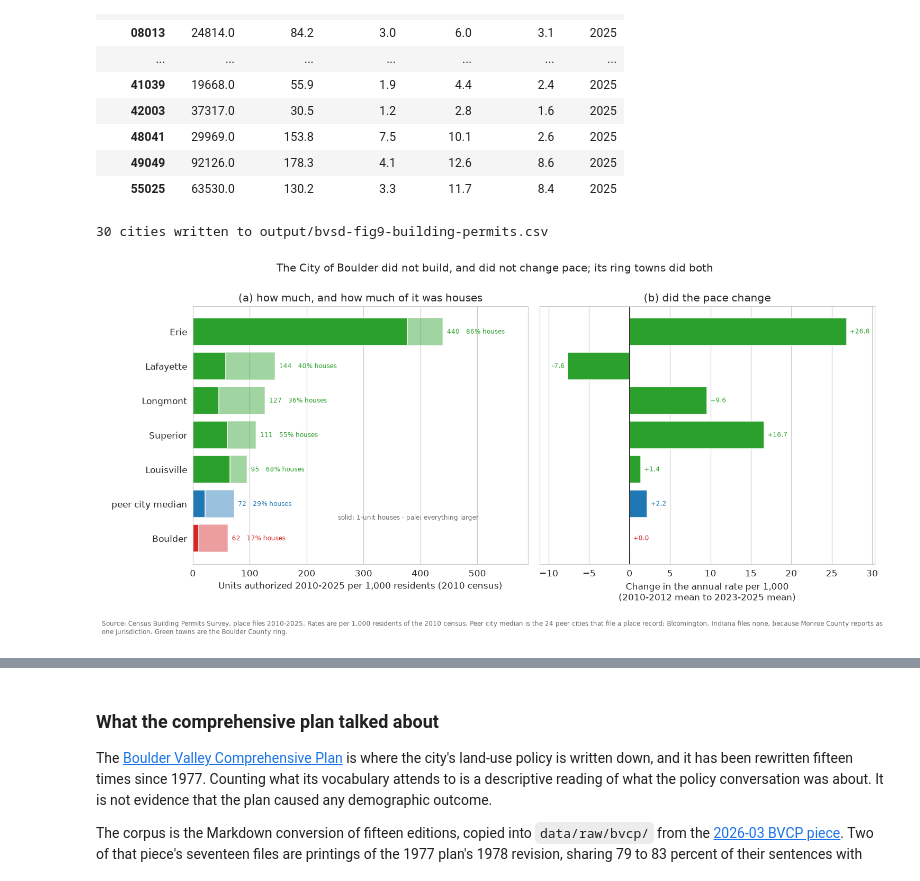
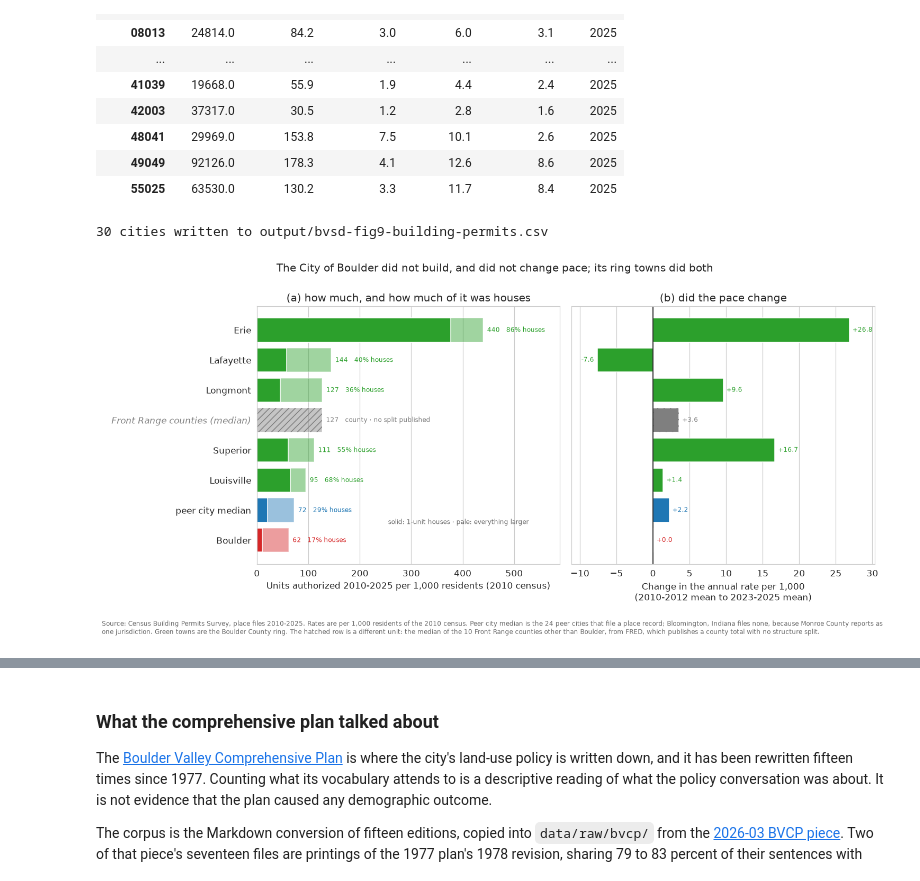
Before and after one commit to brianckeegan/charting-boulder, a Jupyter notebook: 2026-09-bvsd/bvsd-analysis.ipynb, the cells around one changed output, grey strips where cells are left out. Cells and saved outputs as stored; diff of their text form; code cells hidden in the pictures.

```diff
--- a/2026-09-bvsd/bvsd-analysis.ipynb
+++ b/2026-09-bvsd/bvsd-analysis.ipynb
@@ -2070,13 +2110,17 @@ CHART_CITIES = ([('Boulder', BOULDER_C)]
 MEDIAN_ROW = ('peer city median', PEER_C)
 FAMILY_ALPHA = 0.45      # the paler part of each bar is everything that is not a 1-unit structure
 
-rows_l = [(MEDIAN_ROW[0], MEDIAN_ROW[1],
-           peer_cities_df['cum_per_1k'].median(), peer_cities_df['family_share'].median(),
-           peer_cities_df['delta_per_1k'].median())]
+rows_l = [(MEDIAN_ROW[0], MEDIAN_ROW[1], peer_cities_df['cum_per_1k'].median(),
+           peer_cities_df['family_share'].median(), peer_cities_df['delta_per_1k'].median(), True)]
 rows_l += [(name, color, city_permits_df.loc[name, 'cum_per_1k'],
-            city_permits_df.loc[name, 'family_share'], city_permits_df.loc[name, 'delta_per_1k'])
+            city_permits_df.loc[name, 'family_share'], city_permits_df.loc[name, 'delta_per_1k'], True)
            for name, color in CHART_CITIES]
-chart_df = pd.DataFrame(rows_l, columns=['name', 'color', 'cum_per_1k', 'family_share', 'delta_per_1k'])
+# One county row, drawn differently: FRED publishes no structure split, so it cannot be divided
+rows_l += [('Front Range counties (median)', CONTEXT,
+            county_permit_rates_df.loc[front_range_l, 'cum_per_1k'].median(), np.nan,
+            county_permit_rates_df.loc[front_range_l, 'delta_per_1k'].median(), False)]
+chart_df = pd.DataFrame(rows_l, columns=['name', 'color', 'cum_per_1k', 'family_share',
+                                         'delta_per_1k', 'is_city'])
 chart_df = chart_df.sort_values('cum_per_1k').reset_index(drop=True)
 chart_df['family_per_1k'] = chart_df['cum_per_1k'] * chart_df['family_share'] / 100
 
@@ -2085,51 +2129,64 @@ y = np.arange(len(chart_df))
 
 ax = axes[0]
 ax.barh(y, chart_df['cum_per_1k'], color=chart_df['color'], alpha=FAMILY_ALPHA)
-ax.barh(y, chart_df['family_per_1k'], color=chart_df['color'])
+ax.barh(y, chart_df['family_per_1k'].fillna(0), color=chart_df['color'])
+# The county row is hatched, because it is a different unit and carries no structure split
+county_mask = ~chart_df['is_city']
+ax.barh(y[county_mask], chart_df.loc[county_mask, 'cum_per_1k'], color='none',
+        edgecolor=CONTEXT, hatch='///', linewidth=0)
 # Both numbers ride at the end of the bar: a share printed inside a short solid segment clips
 for yi, row in chart_df.iterrows():
-    ax.annotate(f'{row.cum_per_1k:.0f}   {row.family_share:.0f}% houses', (row.cum_per_1k, yi),
+    share = f'{row.family_share:.0f}% houses' if row.is_city else 'county · no split published'
+    ax.annotate(f'{row.cum_per_1k:.0f}   {share}', (row.cum_per_1k, yi),
                 fontsize=8, color=row.color, va='center', xytext=(5, 0), textcoords='offset points')
 ax.set_yticks(y); ax.set_yticklabels(chart_df['name'])
 ax.set_xlabel(f'Units authorized {PERMIT_START}-{PERMIT_END} per 1,000 residents (2010 census)')
+for tick, is_city in zip(ax.get_yticklabels(), chart_df['is_city']):
+    if not is_city:
+        tick.set_color(CONTEXT); tick.set_style('italic')
 ax.set_title('(a) how much, and how much of it was houses')
 ax.set_xlim(0, chart_df['cum_per_1k'].max() * 1.34)
 ax.grid(axis='y', visible=False)
 
 ax = axes[1]
 ax.barh(y, chart_df['delta_per_1k'], color=chart_df['color'])
+ax.barh(y[county_mask], chart_df.loc[county_mask, 'delta_per_1k'], color='none',
+        edgecolor=CONTEXT, hatch='///', linewidth=0)
 for yi, value in enumerate(chart_df['delta_per_1k']):
     ax.annotate(f'{value:+.1f}', (value, yi), fontsize=8, color=chart_df['color'].iloc[yi],
                 va='center', ha='left' if value >= 0 else 'right',
                 xytext=(4 if value >= 0 else -4, 0), textcoords='offset points')
 ax.axvline(0, color='k', lw=1)
 ax.set_yticks(y); ax.set_yticklabels([])
 ax.set_xlabel(f'Change in the annual rate per 1,000\n({EARLY_YEARS[0]}-{EARLY_YEARS[-1]} mean to '
               f'{LATE_YEARS[0]}-{LATE_YEARS[-1]} mean)')
 ax.set_title('(b) did the pace change')
 ax.set_xlim(chart_df['delta_per_1k'].min() - 3.5, chart_df['delta_per_1k'].max() + 3.5)
 ax.grid(axis='y', visible=False)
 
 # Name the fill convention once, in the clear space beside the shortest bars
 axes[0].annotate('solid: 1-unit houses · pale: everything larger',
                  (chart_df['cum_per_1k'].max() * 0.58, 0.6), fontsize=8, color='dimgray',
                  va='center', ha='left')
 
 f.suptitle('The City of Boulder did not build, and did not change pace; its ring towns did both',
            y=1.0)
 f.text(0, -0.06, f'Source: Census Building Permits Survey, place files {PERMIT_START}-{PERMIT_END}. '
                  f'Rates are per 1,000 residents of the 2010 census. Peer city median is the '
                  f'{len(peer_cities_df)} peer cities that file a place record; Bloomington, Indiana '
                  f'files none, because Monroe County reports as one jurisdiction. Green towns are '
-                 f'the Boulder County ring.', fontsize=8, color='dimgray', wrap=True)
+                 f'the Boulder County ring. The hatched row is a different unit: the median of the '
+                 f'{len(front_range_l)} Front Range counties other than Boulder, from FRED, which '
+                 f'publishes a county total with no structure split.', fontsize=8, color='dimgray',
+       wrap=True)
 plt.tight_layout()
 f.savefig(OUT / 'bvsd-fig9-building-permits.png', bbox_inches='tight')
 
 city_permits_df.round(2).to_csv(OUT / 'bvsd-fig9-building-permits.csv')
 print(f"{len(city_permits_df)} cities written to {OUT / 'bvsd-fig9-building-permits.csv'}")
 # %% [output]
 30 cities written to output/bvsd-fig9-building-permits.csv
-[figure, old version]
+[figure, new version]
 # %% [markdown]
 The City of Boulder authorized 62 units per 1,000 of its 2010 residents over sixteen years, against
 a peer-city median of 72, and 17% of them were 1-unit houses against a peer median of 29%. Neither
```
Also changed, not shown: parts of 3 cells of this notebook, 8 other files.
